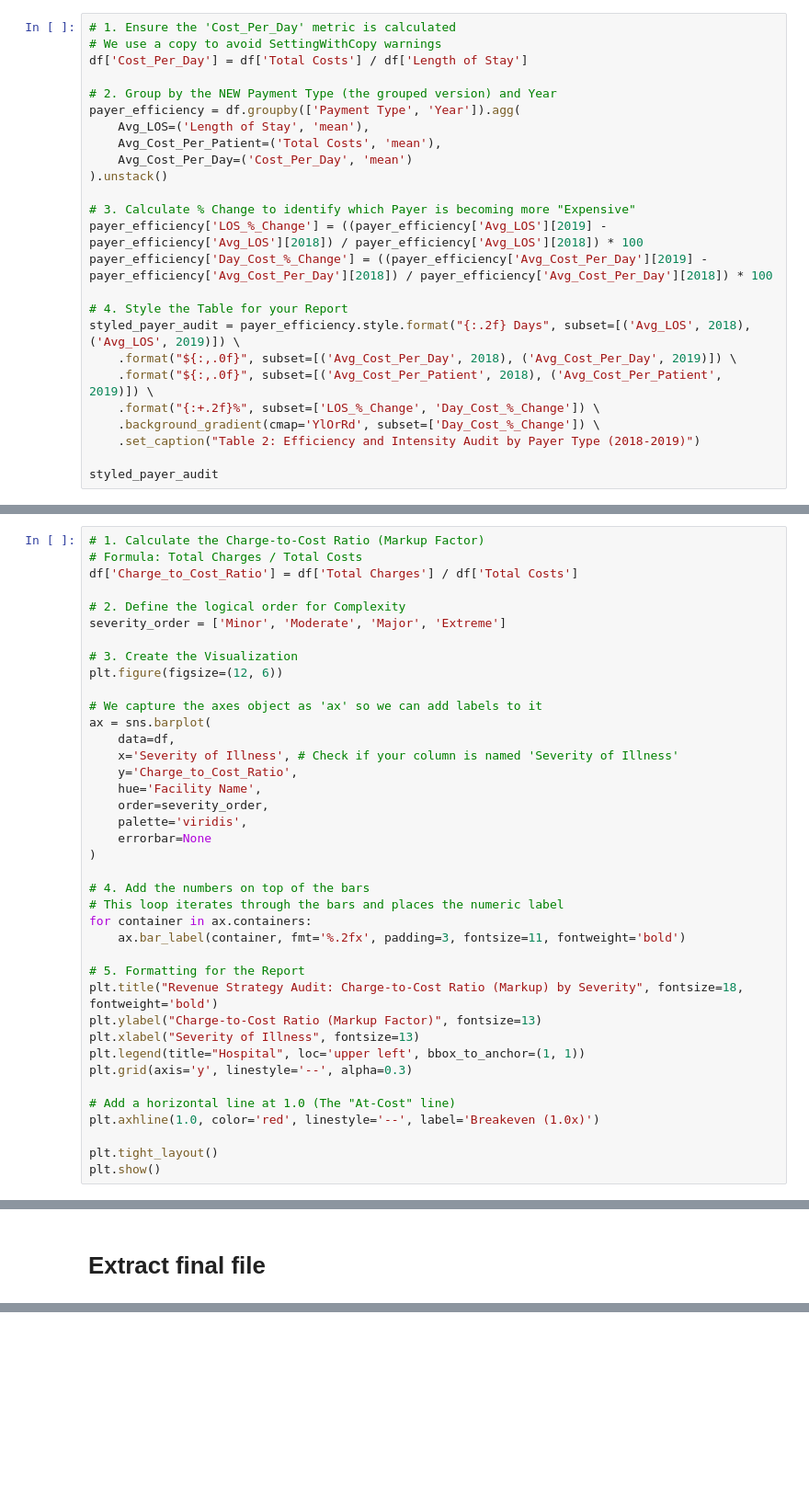
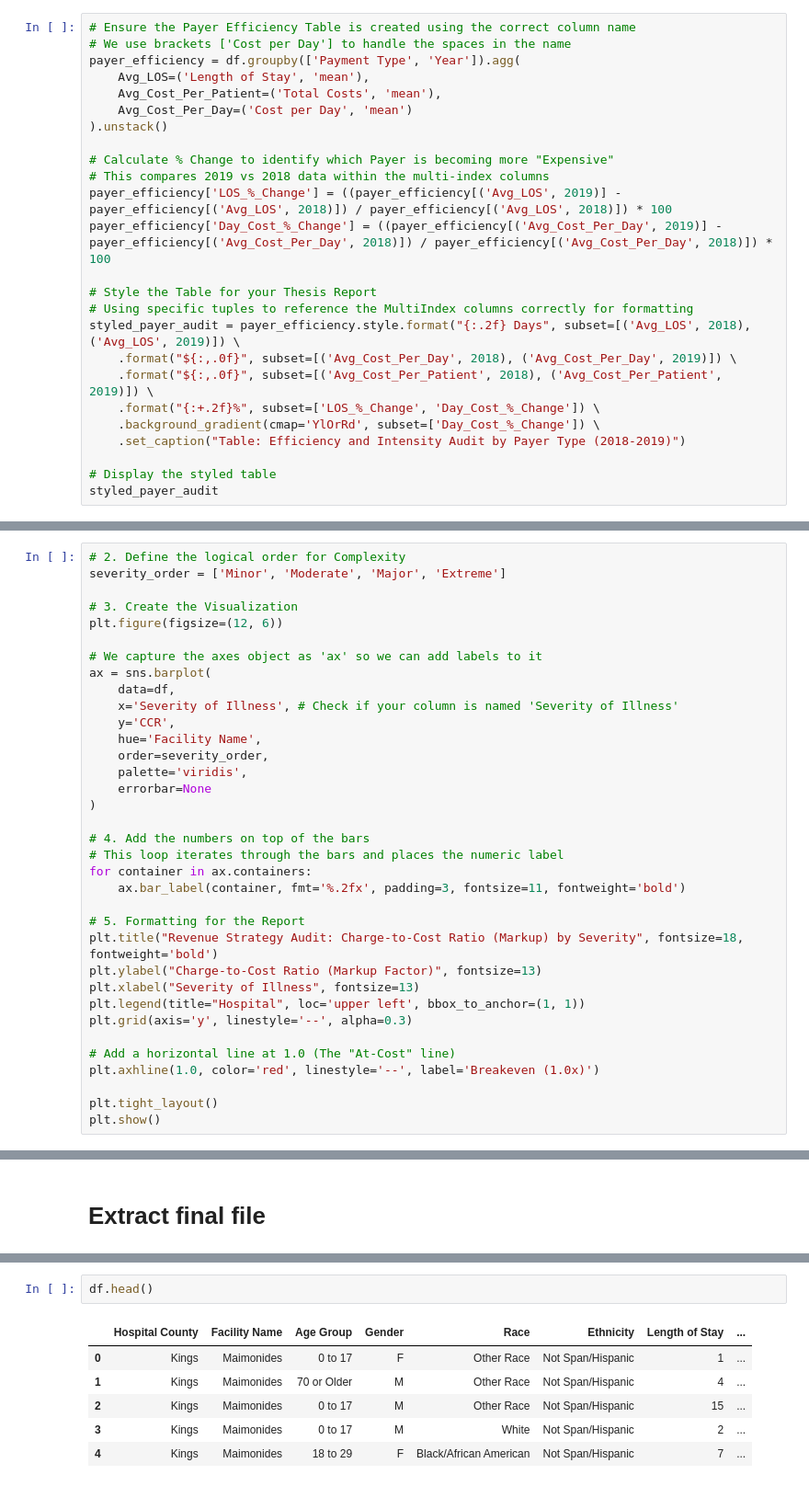
Before and after one commit to kpsalida/HospitalDischarges_Visualization, a Jupyter notebook: viz_eda.ipynb, the cells around one changed output, grey strips where cells are left out. Shown at 92% size. Saved outputs shown, nothing was run; the diff lists cells and outputs as text; blank space fills up the shorter version.

```diff
--- a/viz_eda.ipynb
+++ b/viz_eda.ipynb
@@ -1856,28 +1919,28 @@ With a -0.10 correlation with Cost per day and the Markup%, it means that the le
 In ***St. Josseph*** the increase in Mean values of LOS means that St.Joseph has more patents staying longer than usual and it cannot afford this. Also in 2019, the median drops and this is a good sign. But still too many long stays.
 **Maimonidis can handle** the slightly increased mean value. A bit lenghtier stays
 # %%
-# 1. Ensure the 'Cost_Per_Day' metric is calculated
-# We use a copy to avoid SettingWithCopy warnings
-df['Cost_Per_Day'] = df['Total Costs'] / df['Length of Stay']
-
-# 2. Group by the NEW Payment Type (the grouped version) and Year
+# Ensure the Payer Efficiency Table is created using the correct column name
+# We use brackets ['Cost per Day'] to handle the spaces in the name
 payer_efficiency = df.groupby(['Payment Type', 'Year']).agg(
     Avg_LOS=('Length of Stay', 'mean'),
     Avg_Cost_Per_Patient=('Total Costs', 'mean'),
-    Avg_Cost_Per_Day=('Cost_Per_Day', 'mean')
+    Avg_Cost_Per_Day=('Cost per Day', 'mean')
 ).unstack()
 
-# 3. Calculate % Change to identify which Payer is becoming more "Expensive"
-payer_efficiency['LOS_%_Change'] = ((payer_efficiency['Avg_LOS'][2019] - payer_efficiency['Avg_LOS'][2018]) / payer_efficiency['Avg_LOS'][2018]) * 100
-payer_efficiency['Day_Cost_%_Change'] = ((payer_efficiency['Avg_Cost_Per_Day'][2019] - payer_efficiency['Avg_Cost_Per_Day'][2018]) / payer_efficiency['Avg_Cost_Per_Day'][2018]) * 100
+# Calculate % Change to identify which Payer is becoming more "Expensive"
+# This compares 2019 vs 2018 data within the multi-index columns
+payer_efficiency['LOS_%_Change'] = ((payer_efficiency[('Avg_LOS', 2019)] - payer_efficiency[('Avg_LOS', 2018)]) / payer_efficiency[('Avg_LOS', 2018)]) * 100
+payer_efficiency['Day_Cost_%_Change'] = ((payer_efficiency[('Avg_Cost_Per_Day', 2019)] - payer_efficiency[('Avg_Cost_Per_Day', 2018)]) / payer_efficiency[('Avg_Cost_Per_Day', 2018)]) * 100
 
-# 4. Style the Table for your Report
+# Style the Table for your Thesis Report
+# Using specific tuples to reference the MultiIndex columns correctly for formatting
 styled_payer_audit = payer_efficiency.style.format("{:.2f} Days", subset=[('Avg_LOS', 2018), ('Avg_LOS', 2019)]) \
     .format("${:,.0f}", subset=[('Avg_Cost_Per_Day', 2018), ('Avg_Cost_Per_Day', 2019)]) \
     .format("${:,.0f}", subset=[('Avg_Cost_Per_Patient', 2018), ('Avg_Cost_Per_Patient', 2019)]) \
     .format("{:+.2f}%", subset=['LOS_%_Change', 'Day_Cost_%_Change']) \
     .background_gradient(cmap='YlOrRd', subset=['Day_Cost_%_Change']) \
-    .set_caption("Table 2: Efficiency and Intensity Audit by Payer Type (2018-2019)")
+    .set_caption("Table: Efficiency and Intensity Audit by Payer Type (2018-2019)")
 
+# Display the styled table
 styled_payer_audit
 # %% [output]
@@ -2032,9 +2095,5 @@ Index(['Hospital County', 'Facility Name', 'Age Group', 'Gender', 'Race',
       dtype='object')
 # %%
-# 1. Calculate the Charge-to-Cost Ratio (Markup Factor)
-# Formula: Total Charges / Total Costs
-df['Charge_to_Cost_Ratio'] = df['Total Charges'] / df['Total Costs']
-
 # 2. Define the logical order for Complexity
 severity_order = ['Minor', 'Moderate', 'Major', 'Extreme']
 
@@ -2045,7 +2104,7 @@ plt.figure(figsize=(12, 6))
 ax = sns.barplot(
     data=df,
     x='Severity of Illness', # Check if your column is named 'Severity of Illness'
-    y='Charge_to_Cost_Ratio',
+    y='CCR',
     hue='Facility Name',
     order=severity_order,
     palette='viridis',
@@ -2219,2 +2320,11 @@ Aslo the fact that CCR is always around 1.7 does not help.
+# %%
+df.head()
+# %% [output]
+|  | Hospital County | Facility Name | Age Group | Gender | Race | Ethnicity | Length of Stay | ... |
+| 0 | Kings | Maimonides | 0 to 17 | F | Other Race | Not Span/Hispanic | 1 | ... |
+| 1 | Kings | Maimonides | 70 or Older | M | Other Race | Not Span/Hispanic | 4 | ... |
+| 2 | Kings | Maimonides | 0 to 17 | M | Other Race | Not Span/Hispanic | 15 | ... |
+| 3 | Kings | Maimonides | 0 to 17 | M | White | Not Span/Hispanic | 2 | ... |
+| 4 | Kings | Maimonides | 18 to 29 | F | Black/African American | Not Span/Hispanic | 7 | ... |
 # %%
 #save file to csv
```
Also changed, not shown: parts of 27 cells of this notebook.
